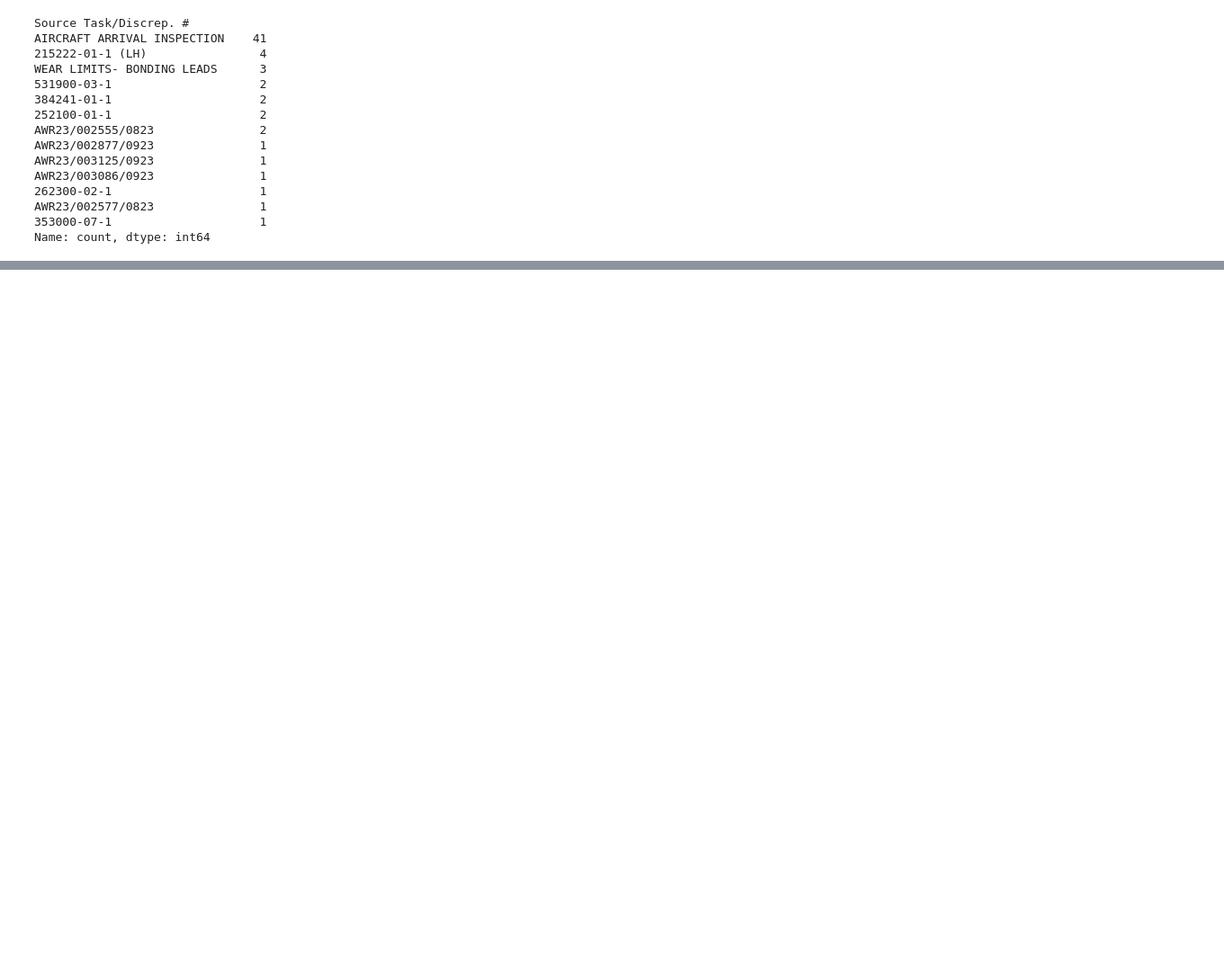
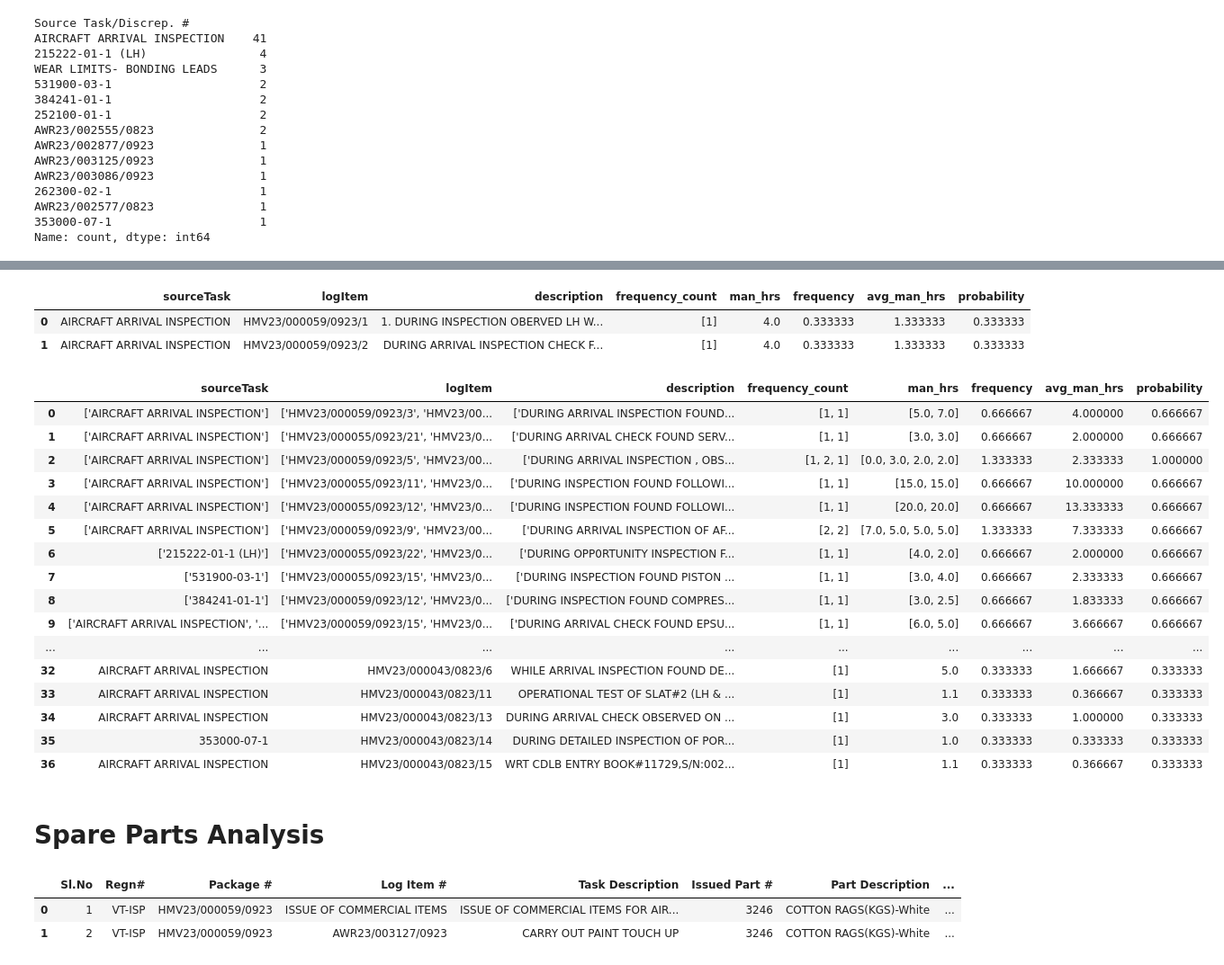
Before and after one commit to ranjithnrjk/gmr, a Jupyter notebook: flight_maintenance.ipynb, the cells around one changed output, grey strips where cells are left out. Shown: that part at 90% size. Cells and saved outputs as stored; diff of their text form; code cells hidden in the pictures; blank space fills up the shorter version.

```diff
--- a/flight_maintenance.ipynb
+++ b/flight_maintenance.ipynb
@@ -1271,0 +1268,9 @@ df[df['sourceTask'] == "['AIRCRAFT ARRIVAL INSPECTION']"].sort_values(by=['proba
+# %%
+df_single_obs = task[task['Log Item #'].isin(list(set(task['Log Item #']).difference(set(logItemsInGroups))))].copy()
+df_single_obs.rename(columns={'Log Item #': 'logItem',
+                              "Source Task/Discrep. #": "sourceTask",
+                              'Description': 'description',
+                              'Actual Man Hrs.': 'man_hrs'}, inplace=True)
+df_single_obs.reset_index(drop=True, inplace=True)
+df_single_obs = df_single_obs[['sourceTask', 'logItem', 'description', 'man_hrs']]
+df_single_obs.head()
@@ -1271,0 +1284,32 @@ df[df['sourceTask'] == "['AIRCRAFT ARRIVAL INSPECTION']"].sort_values(by=['proba
+# %%
+df_single_obs['frequency_count'] = [[1]] * len(df_single_obs)
+df_single_obs['frequency'] = [1/3] * len(df_single_obs)
+df_single_obs['avg_man_hrs'] = df_single_obs['man_hrs'] * df_single_obs['frequency']
+df_single_obs['probability'] = [1/3] * len(df_single_obs)
+df_single_obs = df_single_obs[['sourceTask', 'logItem', 'description', 'frequency_count', 'man_hrs', 'frequency', 'avg_man_hrs', 'probability']]
+df_single_obs.head(2)
+# %% [output]
+|  | sourceTask | logItem | description | frequency_count | man_hrs | frequency | avg_man_hrs | probability |
+| 0 | AIRCRAFT ARRIVAL INSPECTION | HMV23/000059/0923/1 | 1. DURING INSPECTION OBERVED LH W... | [1] | 4.0 | 0.333333 | 1.333333 | 0.333333 |
+| 1 | AIRCRAFT ARRIVAL INSPECTION | HMV23/000059/0923/2 | DURING ARRIVAL INSPECTION CHECK F... | [1] | 4.0 | 0.333333 | 1.333333 | 0.333333 |
+# %%
+df = pd.concat([df, df_single_obs], ignore_index=True)
+df
+# %% [output]
+|  | sourceTask | logItem | description | frequency_count | man_hrs | frequency | avg_man_hrs | probability |
+| 0 | ['AIRCRAFT ARRIVAL INSPECTION'] | ['HMV23/000059/0923/3', 'HMV23/00... | ['DURING ARRIVAL INSPECTION FOUND... | [1, 1] | [5.0, 7.0] | 0.666667 | 4.000000 | 0.666667 |
+| 1 | ['AIRCRAFT ARRIVAL INSPECTION'] | ['HMV23/000055/0923/21', 'HMV23/0... | ['DURING ARRIVAL CHECK FOUND SERV... | [1, 1] | [3.0, 3.0] | 0.666667 | 2.000000 | 0.666667 |
+| 2 | ['AIRCRAFT ARRIVAL INSPECTION'] | ['HMV23/000059/0923/5', 'HMV23/00... | ['DURING ARRIVAL INSPECTION , OBS... | [1, 2, 1] | [0.0, 3.0, 2.0, 2.0] | 1.333333 | 2.333333 | 1.000000 |
+| 3 | ['AIRCRAFT ARRIVAL INSPECTION'] | ['HMV23/000055/0923/11', 'HMV23/0... | ['DURING INSPECTION FOUND FOLLOWI... | [1, 1] | [15.0, 15.0] | 0.666667 | 10.000000 | 0.666667 |
+| 4 | ['AIRCRAFT ARRIVAL INSPECTION'] | ['HMV23/000055/0923/12', 'HMV23/0... | ['DURING INSPECTION FOUND FOLLOWI... | [1, 1] | [20.0, 20.0] | 0.666667 | 13.333333 | 0.666667 |
+| 5 | ['AIRCRAFT ARRIVAL INSPECTION'] | ['HMV23/000059/0923/9', 'HMV23/00... | ['DURING ARRIVAL INSPECTION OF AF... | [2, 2] | [7.0, 5.0, 5.0, 5.0] | 1.333333 | 7.333333 | 0.666667 |
+| 6 | ['215222-01-1 (LH)'] | ['HMV23/000055/0923/22', 'HMV23/0... | ['DURING OPP0RTUNITY INSPECTION F... | [1, 1] | [4.0, 2.0] | 0.666667 | 2.000000 | 0.666667 |
+| 7 | ['531900-03-1'] | ['HMV23/000055/0923/15', 'HMV23/0... | ['DURING INSPECTION FOUND PISTON ... | [1, 1] | [3.0, 4.0] | 0.666667 | 2.333333 | 0.666667 |
+| 8 | ['384241-01-1'] | ['HMV23/000059/0923/12', 'HMV23/0... | ['DURING INSPECTION FOUND COMPRES... | [1, 1] | [3.0, 2.5] | 0.666667 | 1.833333 | 0.666667 |
+| 9 | ['AIRCRAFT ARRIVAL INSPECTION', '... | ['HMV23/000059/0923/15', 'HMV23/0... | ['DURING ARRIVAL CHECK FOUND EPSU... | [1, 1] | [6.0, 5.0] | 0.666667 | 3.666667 | 0.666667 |
+| ... | ... | ... | ... | ... | ... | ... | ... | ... |
+| 32 | AIRCRAFT ARRIVAL INSPECTION | HMV23/000043/0823/6 | WHILE ARRIVAL INSPECTION FOUND DE... | [1] | 5.0 | 0.333333 | 1.666667 | 0.333333 |
+| 33 | AIRCRAFT ARRIVAL INSPECTION | HMV23/000043/0823/11 | OPERATIONAL TEST OF SLAT#2 (LH & ... | [1] | 1.1 | 0.333333 | 0.366667 | 0.333333 |
+| 34 | AIRCRAFT ARRIVAL INSPECTION | HMV23/000043/0823/13 | DURING ARRIVAL CHECK OBSERVED ON ... | [1] | 3.0 | 0.333333 | 1.000000 | 0.333333 |
+| 35 | 353000-07-1 | HMV23/000043/0823/14 | DURING DETAILED INSPECTION OF POR... | [1] | 1.0 | 0.333333 | 0.333333 | 0.333333 |
+| 36 | AIRCRAFT ARRIVAL INSPECTION | HMV23/000043/0823/15 | WRT CDLB ENTRY BOOK#11729,S/N:002... | [1] | 1.1 | 0.333333 | 0.366667 | 0.333333 |
@@ -1271,0 +1318,8 @@ df[df['sourceTask'] == "['AIRCRAFT ARRIVAL INSPECTION']"].sort_values(by=['proba
+# %% [markdown]
+# Spare Parts Analysis
+# %%
+df_isp_material.head(2)
+# %% [output]
+|  | Sl.No | Regn# | Package # | Log Item # | Task Description | Issued Part # | Part Description | ... |
+| 0 | 1 | VT-ISP | HMV23/000059/0923 | ISSUE OF COMMERCIAL ITEMS | ISSUE OF COMMERCIAL ITEMS FOR AIR... | 3246 | COTTON RAGS(KGS)-White | ... |
+| 1 | 2 | VT-ISP | HMV23/000059/0923 | AWR23/003127/0923 | CARRY OUT PAINT TOUCH UP | 3246 | COTTON RAGS(KGS)-White | ... |
```
Also changed, not shown: parts of 26 cells of this notebook, 2 other files.
